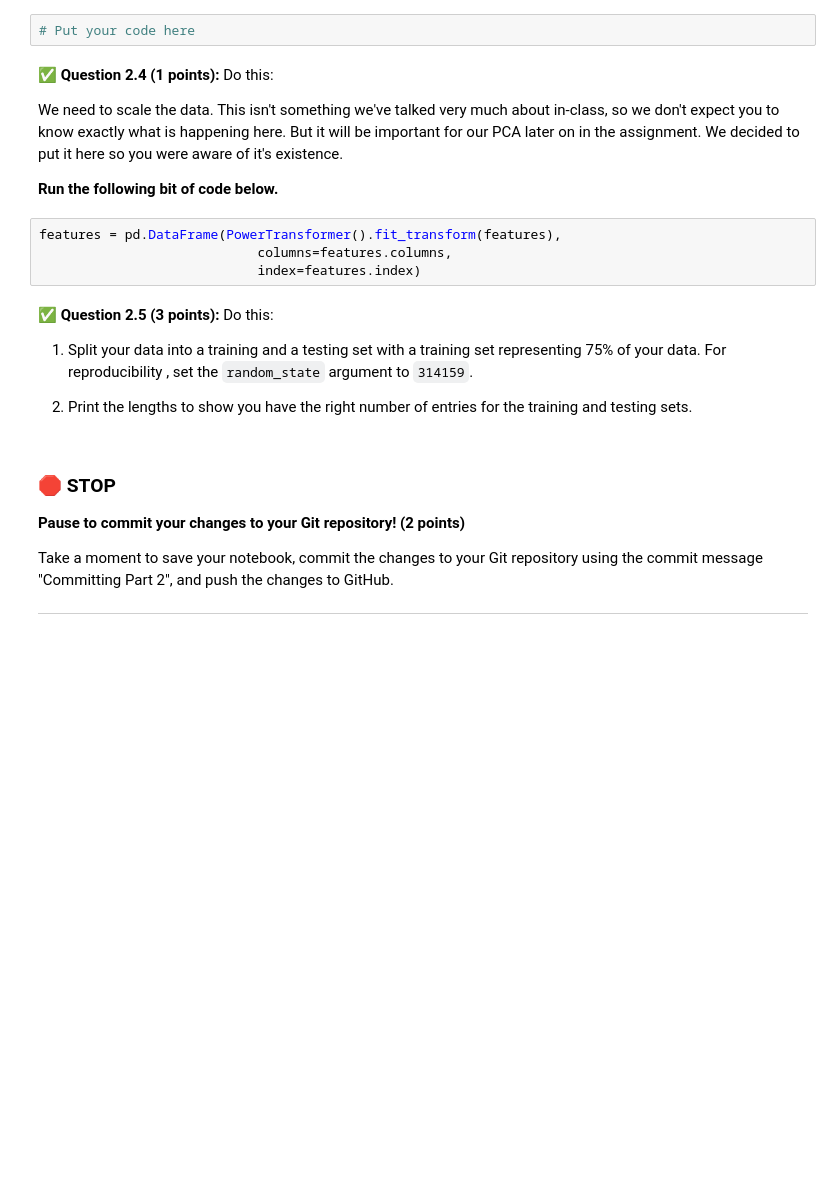
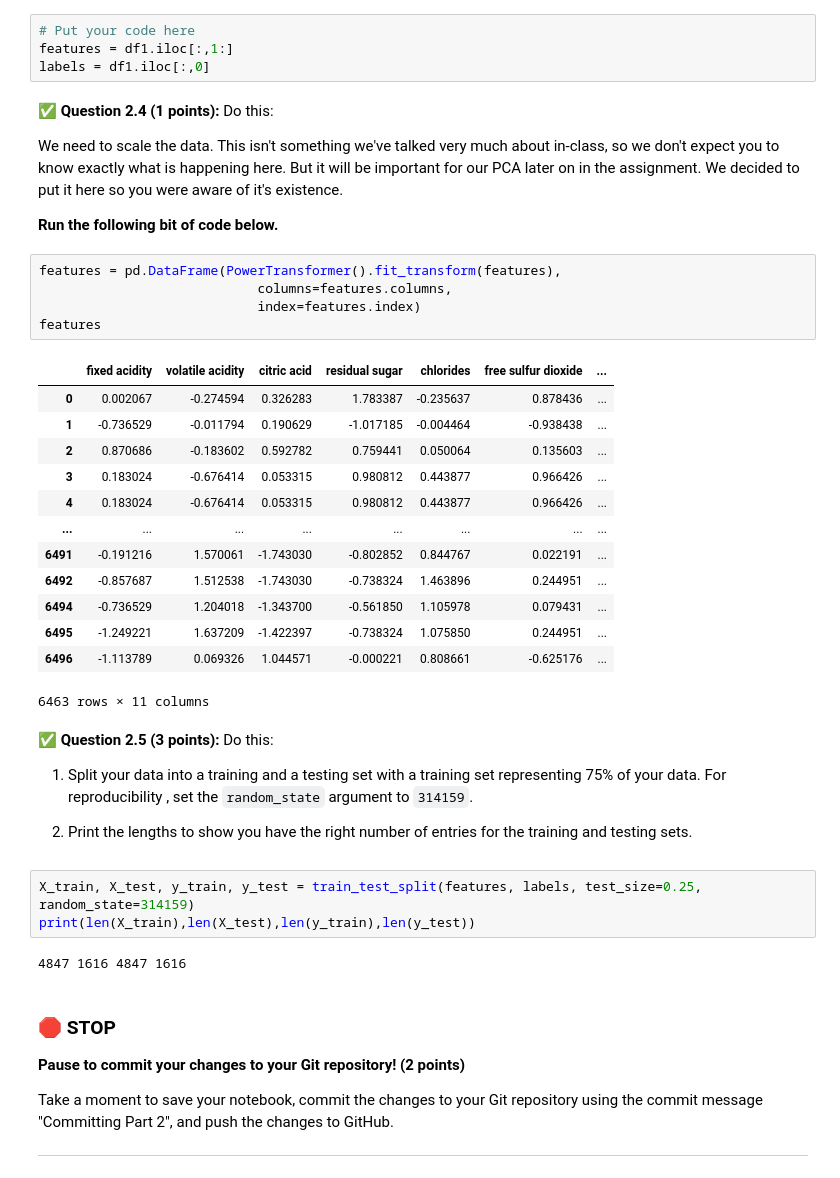
Before and after one commit to Kikuchanw/cmse202-f22-turnin, a Jupyter notebook: final/CMSE202_Final-STUDENT.ipynb, the cells around one changed output. Drawn from its saved outputs; the diff is of its cells as text; blank space fills up the shorter version.

```diff
--- a/final/CMSE202_Final-STUDENT.ipynb
+++ b/final/CMSE202_Final-STUDENT.ipynb
@@ -221,6 +260,8 @@ The dataset is located at:
 **Do This:** Split your DataFrame so that you have two separate DataFrames: (1) one called `features`, which contains all columns of features; and (2) one called `labels`, which is a single-column dataframe that contains all of the *new* integer labels you just created.
 # %%
 # Put your code here
+features = df1.iloc[:,1:]
+labels = df1.iloc[:,0]
 # %% [markdown]
 **&#9989; Question 2.4 (1 points):** Do this:
 
@@ -230,13 +271,33 @@ We need to scale the data. This isn't something we've talked very much about in-
 # %%
 features = pd.DataFrame(PowerTransformer().fit_transform(features),
                             columns=features.columns,
                             index=features.index)
+features
+# %% [output]
+|  | fixed acidity | volatile acidity | citric acid | residual sugar | chlorides | free sulfur dioxide | ... |
+| 0 | 0.002067 | -0.274594 | 0.326283 | 1.783387 | -0.235637 | 0.878436 | ... |
+| 1 | -0.736529 | -0.011794 | 0.190629 | -1.017185 | -0.004464 | -0.938438 | ... |
+| 2 | 0.870686 | -0.183602 | 0.592782 | 0.759441 | 0.050064 | 0.135603 | ... |
+| 3 | 0.183024 | -0.676414 | 0.053315 | 0.980812 | 0.443877 | 0.966426 | ... |
+| 4 | 0.183024 | -0.676414 | 0.053315 | 0.980812 | 0.443877 | 0.966426 | ... |
+| ... | ... | ... | ... | ... | ... | ... | ... |
+| 6491 | -0.191216 | 1.570061 | -1.743030 | -0.802852 | 0.844767 | 0.022191 | ... |
+| 6492 | -0.857687 | 1.512538 | -1.743030 | -0.738324 | 1.463896 | 0.244951 | ... |
+| 6494 | -0.736529 | 1.204018 | -1.343700 | -0.561850 | 1.105978 | 0.079431 | ... |
+| 6495 | -1.249221 | 1.637209 | -1.422397 | -0.738324 | 1.075850 | 0.244951 | ... |
+| 6496 | -1.113789 | 0.069326 | 1.044571 | -0.000221 | 0.808661 | -0.625176 | ... |
+6463 rows × 11 columns
 # %% [markdown]
 **&#9989; Question 2.5 (3 points):** Do this:
 
 1. Split your data into a training and a testing set with a training set representing 75% of your data. For reproducibility , set the `random_state` argument to `314159`.
 
 2. Print the lengths to show you have the right number of entries for the training and testing sets.
+# %%
+X_train, X_test, y_train, y_test = train_test_split(features, labels, test_size=0.25, random_state=314159)
+print(len(X_train),len(X_test),len(y_train),len(y_test))
+# %% [output]
+4847 1616 4847 1616
 # %% [markdown]
 ### &#128721; STOP
 **Pause to commit your changes to your Git repository! (2 points)**
```
Also changed, not shown: parts of 8 cells of this notebook.
